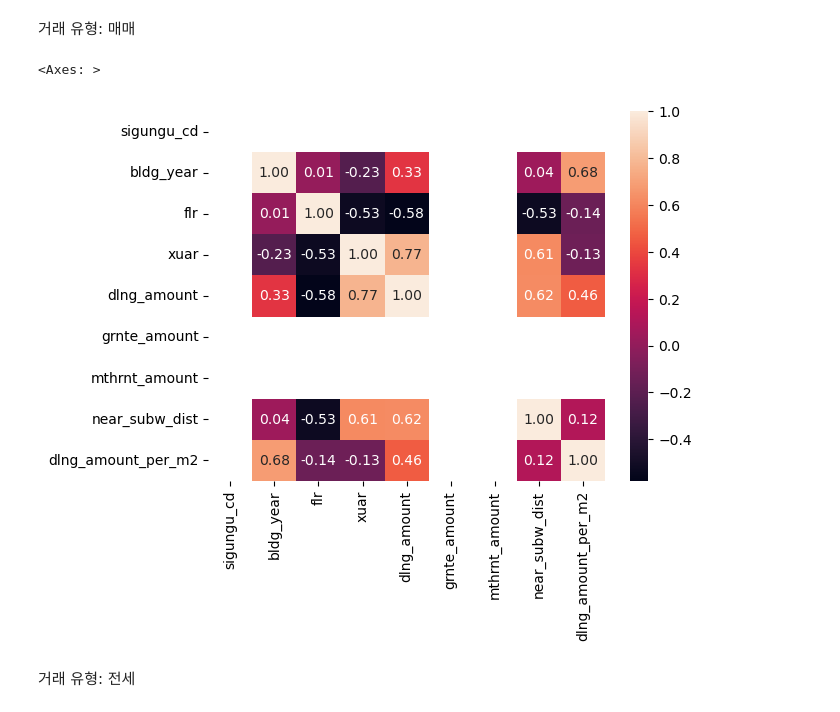
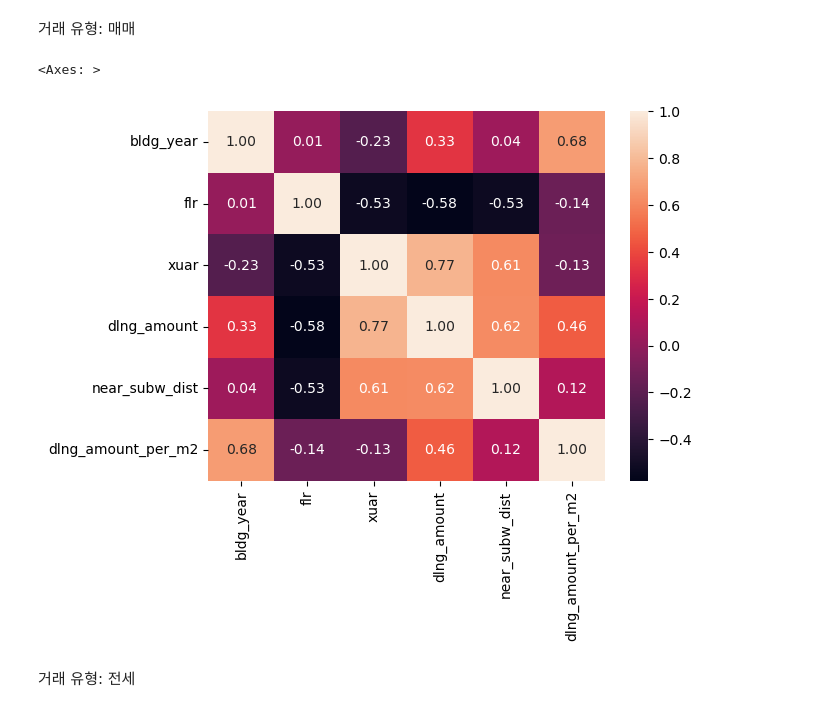
Before and after one commit to hoorangyee/-, a Jupyter notebook: Station_influence_area_data_analysis.ipynb, the cells around one changed output. Cells and saved outputs as stored; diff of their text form; code cells hidden in the pictures.

```diff
--- a/Station_influence_area_data_analysis.ipynb
+++ b/Station_influence_area_data_analysis.ipynb
@@ -306,10 +306,11 @@ for i in range(6):
 # %% [markdown]
 거래 유형: 매매
 # %%
-sns.heatmap(trade_without_apt.corr(), annot=True, fmt='.2f')
+selected_col = ['bldg_year', 'flr', 'xuar', 'dlng_amount', 'near_subw_dist', 'dlng_amount_per_m2']
+sns.heatmap(trade_without_apt[selected_col].corr(), annot=True, fmt='.2f')
 # %% [output]
 <Axes: >
-[figure, old version]
+[figure, new version]
 # %% [markdown]
 거래 유형: 전세
 # %%
```
Also changed, not shown: parts of 15 cells of this notebook.
